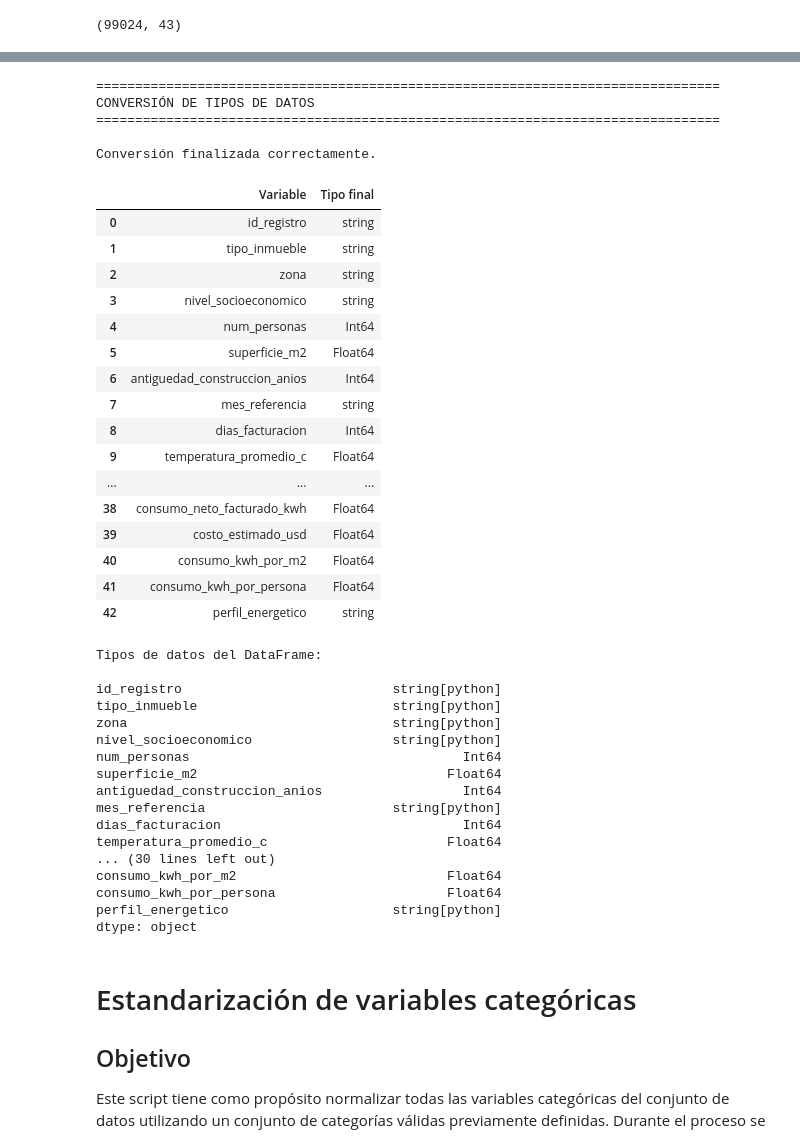
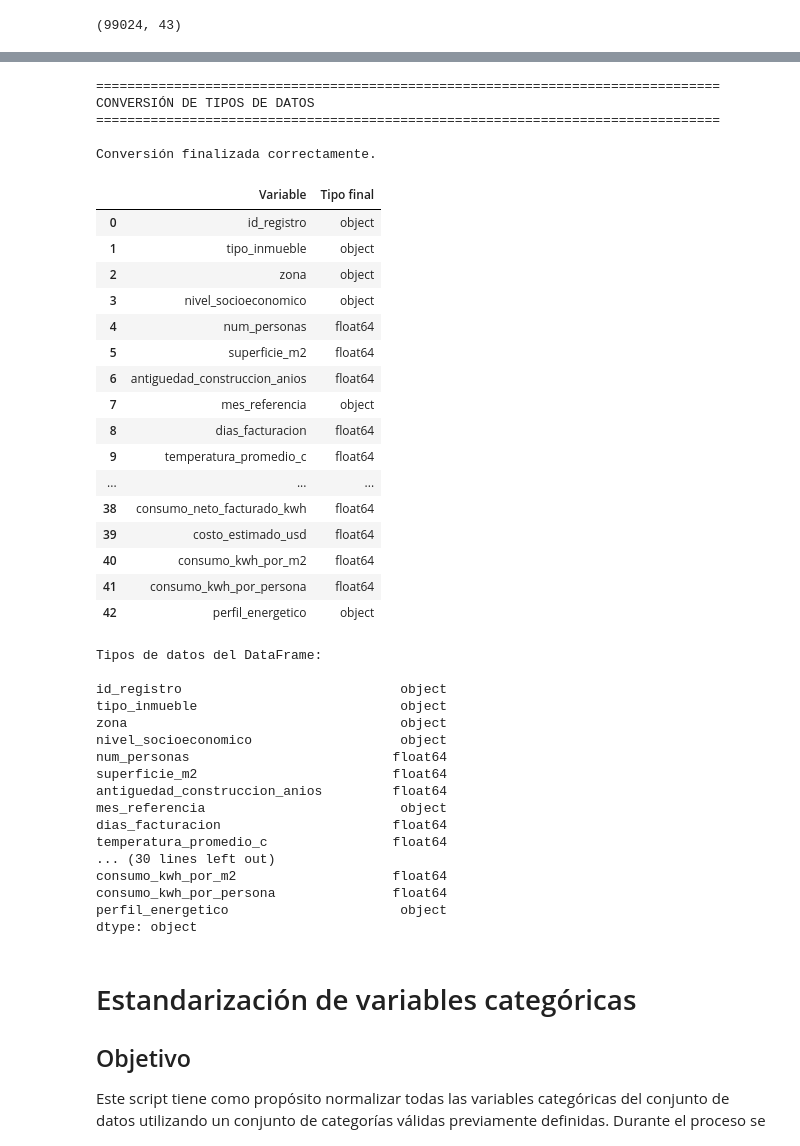
Before and after one commit to No-Country-simulation/G9-LATAM-Team-48, a Jupyter notebook: notebooks/02_Limpieza.ipynb, the cells around one changed output, grey strips where cells are left out. Cells and saved outputs as stored; diff of their text form; code cells hidden in the pictures.

Commit message:
refactor: update type conversions to float64/object and document np.nan compatibility

```diff
--- a/notebooks/02_Limpieza.ipynb
+++ b/notebooks/02_Limpieza.ipynb
@@ -75,6 +75,7 @@ Como resultado del procedimiento, se generó un reporte con el tipo de dato fina
 # %%
 # ==========================================================
 # CONVERSIÓN DE TIPOS DE DATOS SEGÚN EL DICCIONARIO
+# (COMPATIBLE CON NUMPY Y MACHINE LEARNING / SIN pd.NA)
 # DataFrame: bd
 # ==========================================================
 
@@ -152,7 +153,7 @@ for columna in columnas_string:
 
     if columna in bd.columns:
 
-        bd[columna] = bd[columna].astype("string")
+        bd[columna] = bd[columna].astype("object")
 
 # ==========================================================
 # Conversión de variables enteras
@@ -166,7 +167,7 @@ for columna in columnas_int:
             pd.to_numeric(
                 bd[columna],
                 errors="coerce"
-            ).astype("Int64")
+            ).astype("float64")
         )
 
 # ==========================================================
@@ -181,7 +182,7 @@ for columna in columnas_float:
             pd.to_numeric(
                 bd[columna],
                 errors="coerce"
-            ).astype("Float64")
+            ).astype("float64")
         )
 
 # ==========================================================
@@ -201,9 +202,9 @@ mapa_booleanos = {
     "n": 0,
     "true ": 1,
     "false ": 0,
-    "nan": pd.NA,
-    "none": pd.NA,
-    "": pd.NA
+    "nan": np.nan,
+    "none": np.nan,
+    "": np.nan
 }
 
 for columna in columnas_bool:
@@ -215,7 +216,7 @@ for columna in columnas_bool:
 
             bd[columna] = (
                 bd[columna]
-                .astype("Int64")
+                .astype("float64")
             )
 
         else:
@@ -223,66 +224,66 @@ for columna in columnas_bool:
             bd[columna] = (
                 bd[columna]
                 .astype(str)
                 .str.strip()
                 .str.lower()
                 .map(mapa_booleanos)
-                .astype("Int64")
+                .astype("float64")
             )
 
 # ==========================================================
 # Resumen
 # ==========================================================
 
 print("\nConversión finalizada correctamente.\n")
 
 reporte = pd.DataFrame({
     "Variable": bd.columns,
     "Tipo final": [str(bd[col].dtype) for col in bd.columns]
 })
 
 display(reporte)
 
 print("\nTipos de datos del DataFrame:\n")
 print(bd.dtypes)
 # %% [output]
 ================================================================================
 CONVERSIÓN DE TIPOS DE DATOS
 ================================================================================
 
 Conversión finalizada correctamente.
 |  | Variable | Tipo final |
-| 0 | id_registro | string |
-| 1 | tipo_inmueble | string |
-| 2 | zona | string |
-| 3 | nivel_socioeconomico | string |
-| 4 | num_personas | Int64 |
-| 5 | superficie_m2 | Float64 |
-| 6 | antiguedad_construccion_anios | Int64 |
-| 7 | mes_referencia | string |
-| 8 | dias_facturacion | Int64 |
-| 9 | temperatura_promedio_c | Float64 |
+| 0 | id_registro | object |
+| 1 | tipo_inmueble | object |
+| 2 | zona | object |
+| 3 | nivel_socioeconomico | object |
+| 4 | num_personas | float64 |
+| 5 | superficie_m2 | float64 |
+| 6 | antiguedad_construccion_anios | float64 |
+| 7 | mes_referencia | object |
+| 8 | dias_facturacion | float64 |
+| 9 | temperatura_promedio_c | float64 |
 | ... | ... | ... |
-| 38 | consumo_neto_facturado_kwh | Float64 |
-| 39 | costo_estimado_usd | Float64 |
-| 40 | consumo_kwh_por_m2 | Float64 |
-| 41 | consumo_kwh_por_persona | Float64 |
-| 42 | perfil_energetico | string |
+| 38 | consumo_neto_facturado_kwh | float64 |
+| 39 | costo_estimado_usd | float64 |
+| 40 | consumo_kwh_por_m2 | float64 |
+| 41 | consumo_kwh_por_persona | float64 |
+| 42 | perfil_energetico | object |
 Tipos de datos del DataFrame:
 
-id_registro                           string[python]
-tipo_inmueble                         string[python]
-zona                                  string[python]
-nivel_socioeconomico                  string[python]
-num_personas                                   Int64
-superficie_m2                                Float64
-antiguedad_construccion_anios                  Int64
-mes_referencia                        string[python]
-dias_facturacion                               Int64
-temperatura_promedio_c                       Float64
+id_registro                            object
+tipo_inmueble                          object
+zona                                   object
+nivel_socioeconomico                   object
+num_personas                          float64
+superficie_m2                         float64
+antiguedad_construccion_anios         float64
+mes_referencia                         object
+dias_facturacion                      float64
+temperatura_promedio_c                float64
 ... (30 lines left out)
-consumo_kwh_por_m2                           Float64
-consumo_kwh_por_persona                      Float64
-perfil_energetico                     string[python]
+consumo_kwh_por_m2                    float64
+consumo_kwh_por_persona               float64
+perfil_energetico                      object
 dtype: object
 # %% [markdown]
 # Estandarización de variables categóricas
```
Also changed, not shown: parts of 3 cells of this notebook.
